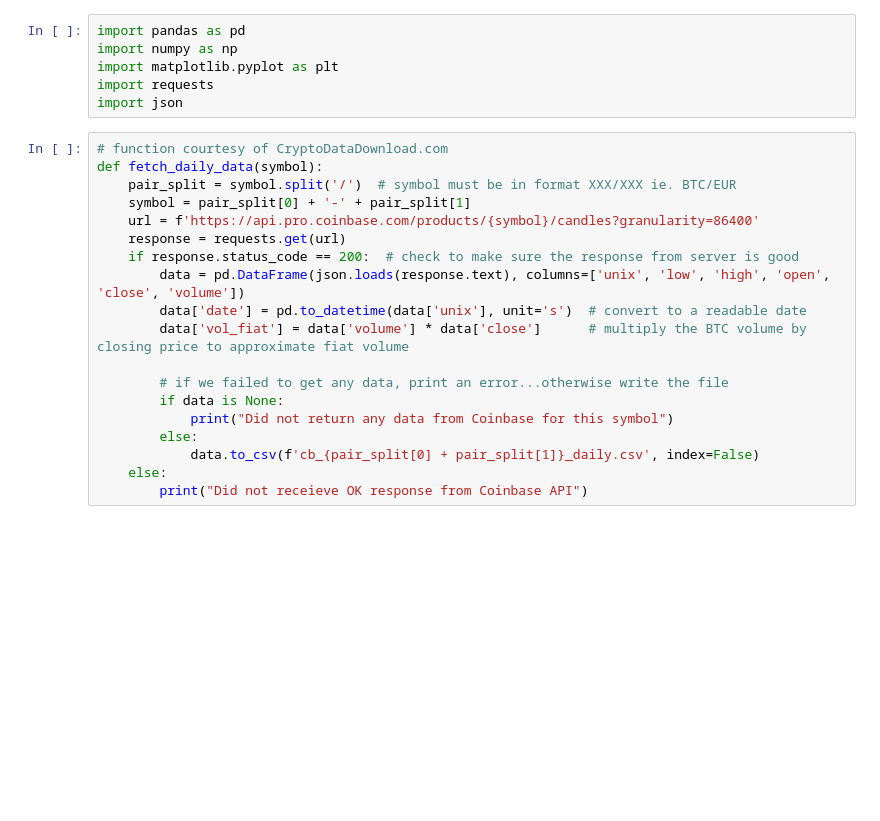
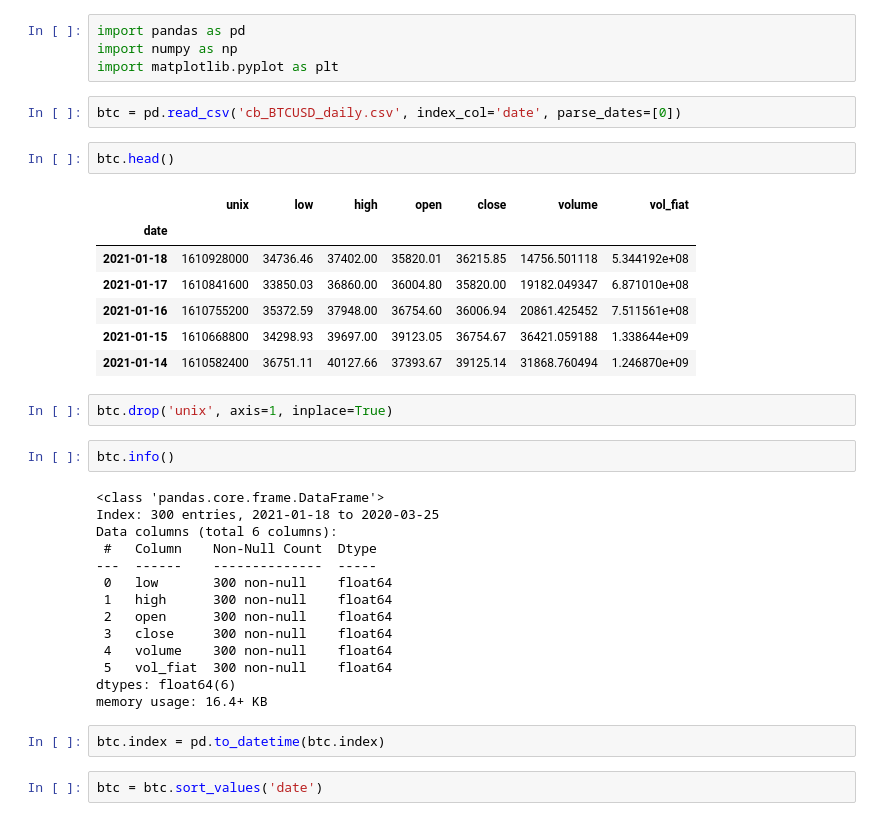
Before and after one commit to jpmacolino/CryptoPlayground, a Jupyter notebook: EDA.ipynb, the cells around one changed output. Cells and saved outputs as stored; diff of their text form; blank space fills up the shorter version.

```diff
--- a/EDA.ipynb
+++ b/EDA.ipynb
@@ -2,24 +2,37 @@
 import pandas as pd
 import numpy as np
 import matplotlib.pyplot as plt
-import requests
-import json
-# %%
-# function courtesy of CryptoDataDownload.com
-def fetch_daily_data(symbol):
-    pair_split = symbol.split('/')  # symbol must be in format XXX/XXX ie. BTC/EUR
-    symbol = pair_split[0] + '-' + pair_split[1]
-    url = f'https://api.pro.coinbase.com/products/{symbol}/candles?granularity=86400'
-    response = requests.get(url)
-    if response.status_code == 200:  # check to make sure the response from server is good
-        data = pd.DataFrame(json.loads(response.text), columns=['unix', 'low', 'high', 'open', 'close', 'volume'])
-        data['date'] = pd.to_datetime(data['unix'], unit='s')  # convert to a readable date
-        data['vol_fiat'] = data['volume'] * data['close']      # multiply the BTC volume by closing price to approximate fiat volume
-
-        # if we failed to get any data, print an error...otherwise write the file
-        if data is None:
-            print("Did not return any data from Coinbase for this symbol")
-        else:
-            data.to_csv(f'cb_{pair_split[0] + pair_split[1]}_daily.csv', index=False)
-    else:
-        print("Did not receieve OK response from Coinbase API")
+# %%
+btc = pd.read_csv('cb_BTCUSD_daily.csv', index_col='date', parse_dates=[0])
+# %%
+btc.head()
+# %% [output]
+|  | unix | low | high | open | close | volume | vol_fiat |
+| date |  |  |  |  |  |  |  |
+| 2021-01-18 | 1610928000 | 34736.46 | 37402.00 | 35820.01 | 36215.85 | 14756.501118 | 5.344192e+08 |
+| 2021-01-17 | 1610841600 | 33850.03 | 36860.00 | 36004.80 | 35820.00 | 19182.049347 | 6.871010e+08 |
+| 2021-01-16 | 1610755200 | 35372.59 | 37948.00 | 36754.60 | 36006.94 | 20861.425452 | 7.511561e+08 |
+| 2021-01-15 | 1610668800 | 34298.93 | 39697.00 | 39123.05 | 36754.67 | 36421.059188 | 1.338644e+09 |
+| 2021-01-14 | 1610582400 | 36751.11 | 40127.66 | 37393.67 | 39125.14 | 31868.760494 | 1.246870e+09 |
+# %%
+btc.drop('unix', axis=1, inplace=True)
+# %%
+btc.info()
+# %% [output]
+<class 'pandas.core.frame.DataFrame'>
+Index: 300 entries, 2021-01-18 to 2020-03-25
+Data columns (total 6 columns):
+ #   Column    Non-Null Count  Dtype
+---  ------    --------------  -----
+ 0   low       300 non-null    float64
+ 1   high      300 non-null    float64
+ 2   open      300 non-null    float64
+ 3   close     300 non-null    float64
+ 4   volume    300 non-null    float64
+ 5   vol_fiat  300 non-null    float64
+dtypes: float64(6)
+memory usage: 16.4+ KB
+# %%
+btc.index = pd.to_datetime(btc.index)
+# %%
+btc = btc.sort_values('date')
```
Also changed, not shown: parts of 2 cells of this notebook, 2 other files.
